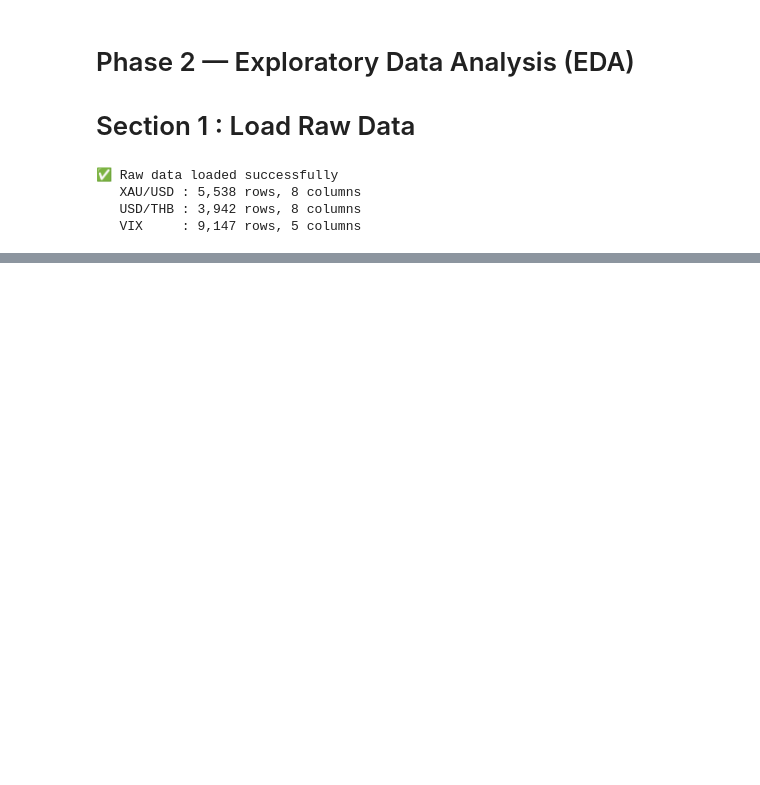
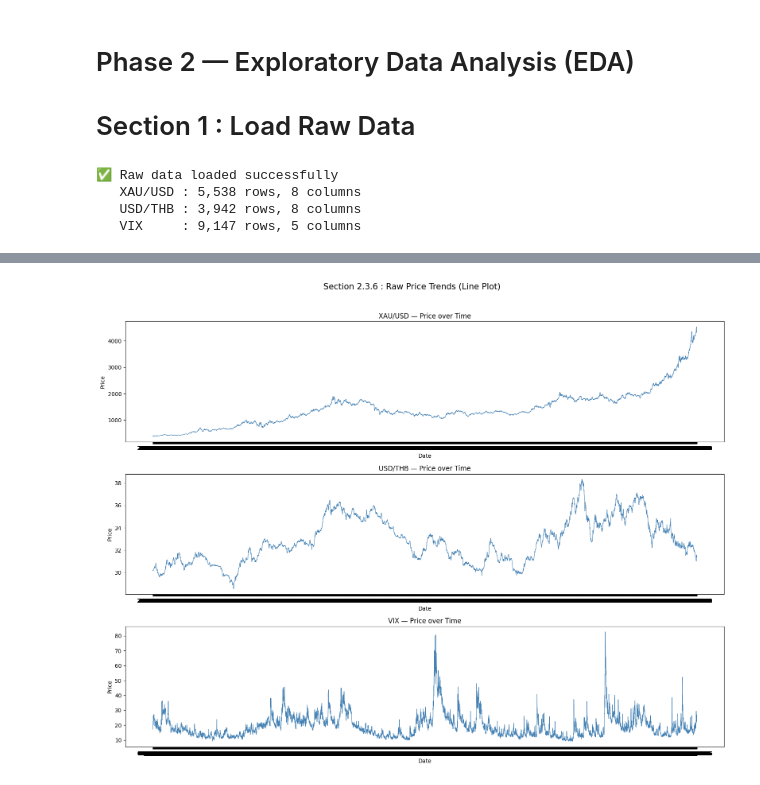
Before and after one commit to athiphat67/CN340_DATA-SCIENCE-FOR-SIGNAL-PROCESSING_PROJECT, a Jupyter notebook: Src/Phase2_EDA.ipynb, the cells around one changed output, grey strips where cells are left out. Drawn from its saved outputs; the diff is of its cells as text; code cells hidden in the pictures; blank space fills up the shorter version.

```diff
--- a/Src/Phase2_EDA.ipynb
+++ b/Src/Phase2_EDA.ipynb
@@ -34,0 +296,15 @@ Before any transformation, we inspect each raw DataFrame across four dimensions:
+# %%
+fig, axes = plt.subplots(3, 1, figsize=(16, 12))
+
+for ax, (name, df, col) in zip(axes, datasets):
+    date_col = '<DATE>' if '<DATE>' in df.columns else 'DATE'
+    ax.plot(df[date_col], df[col], linewidth=0.8, color='steelblue')
+    ax.set_title(f"{name} — Price over Time")
+    ax.set_xlabel("Date")
+    ax.set_ylabel("Price")
+
+plt.suptitle("Section 2.3.6 : Raw Price Trends (Line Plot)", fontsize=15, y=1.02)
+plt.tight_layout()
+plt.show()
+# %% [output]
+[figure, added]
```
Also changed, not shown: parts of 18 cells of this notebook.
